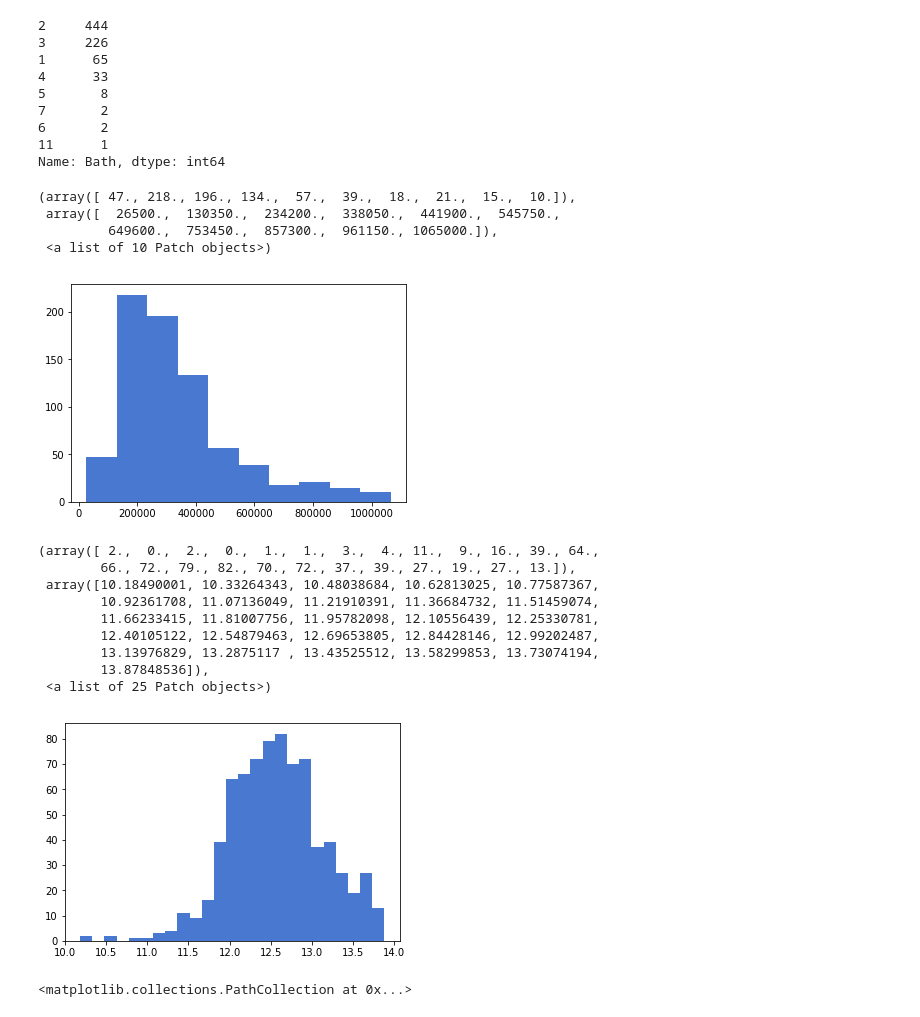
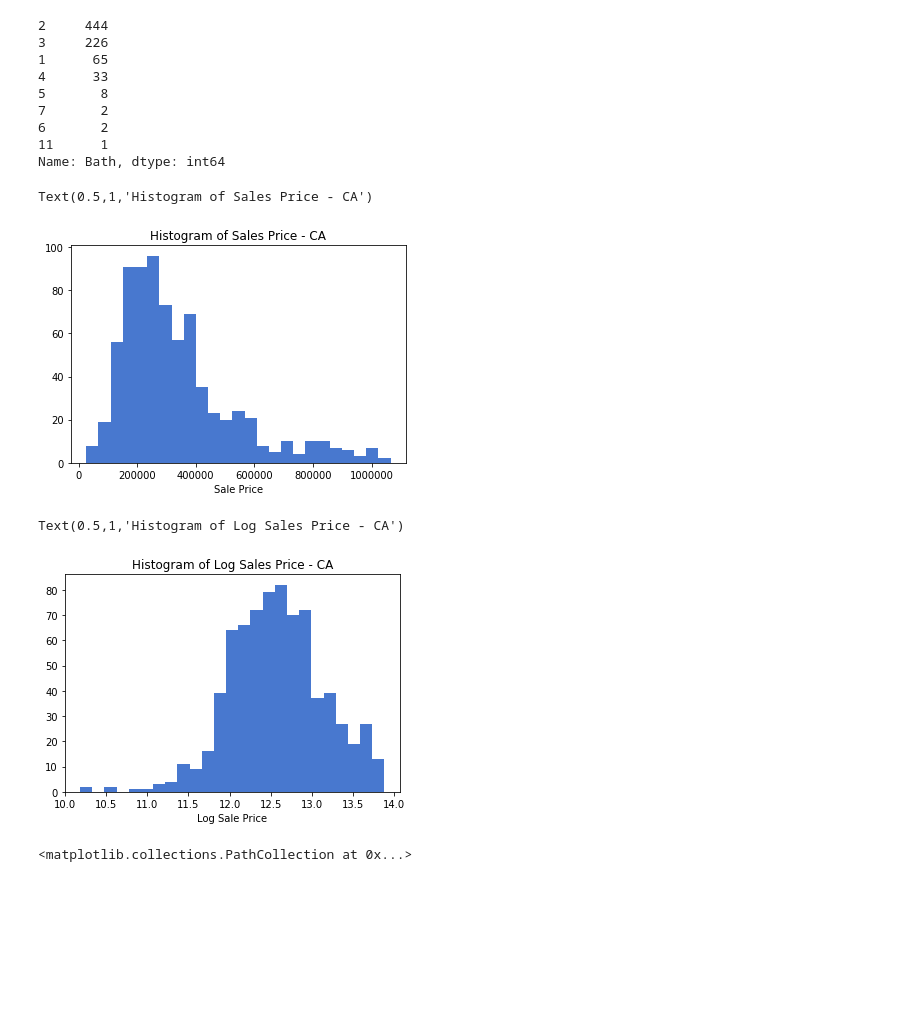
Before and after one commit to mpaluta/House_Price, a Jupyter notebook: final_WIP.ipynb, the cells around one changed output. Saved outputs shown, nothing was run; the diff lists cells and outputs as text; code cells hidden in the pictures; blank space fills up the shorter version.

Commit message:
added plot labels for CA and NC

```diff
--- a/final_WIP.ipynb
+++ b/final_WIP.ipynb
@@ -329,26 +307,19 @@ Name: Bath, dtype: int64
 # %%
 # max_house_price_ca = (np.std(df_ca['SalePrice'])*2 + np.mean(df_ca['SalePrice']))
 fixed_ca = df_ca[df_ca['SalePrice'] < (np.std(df_ca['SalePrice'])*2 + np.mean(df_ca['SalePrice'])) ]
-plt.hist(fixed_ca['SalePrice'])
+plt.hist(fixed_ca['SalePrice'],bins = 25)
+plt.xlabel('Sale Price')
+plt.title('Histogram of Sales Price - CA')
 # %% [output]
-(array([ 47., 218., 196., 134.,  57.,  39.,  18.,  21.,  15.,  10.]),
- array([  26500.,  130350.,  234200.,  338050.,  441900.,  545750.,
-         649600.,  753450.,  857300.,  961150., 1065000.]),
- <a list of 10 Patch objects>)
+Text(0.5,1,'Histogram of Sales Price - CA')
-[figure, old version]
+[figure, new version]
 # %%
 plt.hist(np.log(fixed_ca['SalePrice']),bins = 25)
+plt.xlabel('Log Sale Price')
+plt.title('Histogram of Log Sales Price - CA')
 # %% [output]
-(array([ 2.,  0.,  2.,  0.,  1.,  1.,  3.,  4., 11.,  9., 16., 39., 64.,
-        66., 72., 79., 82., 70., 72., 37., 39., 27., 19., 27., 13.]),
- array([10.18490001, 10.33264343, 10.48038684, 10.62813025, 10.77587367,
-        10.92361708, 11.07136049, 11.21910391, 11.36684732, 11.51459074,
-        11.66233415, 11.81007756, 11.95782098, 12.10556439, 12.25330781,
-        12.40105122, 12.54879463, 12.69653805, 12.84428146, 12.99202487,
-        13.13976829, 13.2875117 , 13.43525512, 13.58299853, 13.73074194,
-        13.87848536]),
- <a list of 25 Patch objects>)
+Text(0.5,1,'Histogram of Log Sales Price - CA')
-[figure, old version]
+[figure, new version]
 # %%
 plt.scatter(fixed_ca.Sq_Ft, fixed_ca.SalePrice)
 # %% [output]
```
Also changed, not shown: parts of 6 cells of this notebook.
